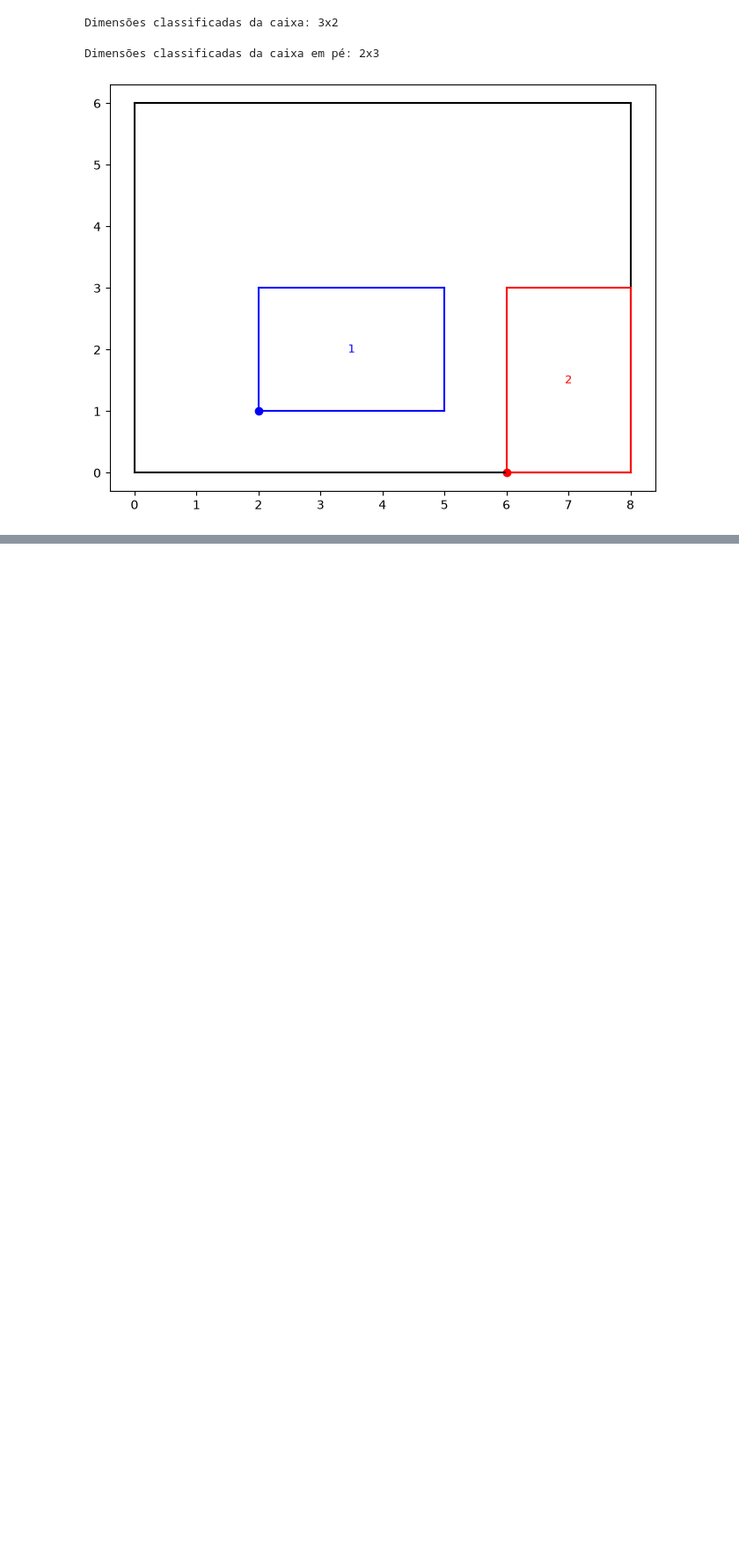
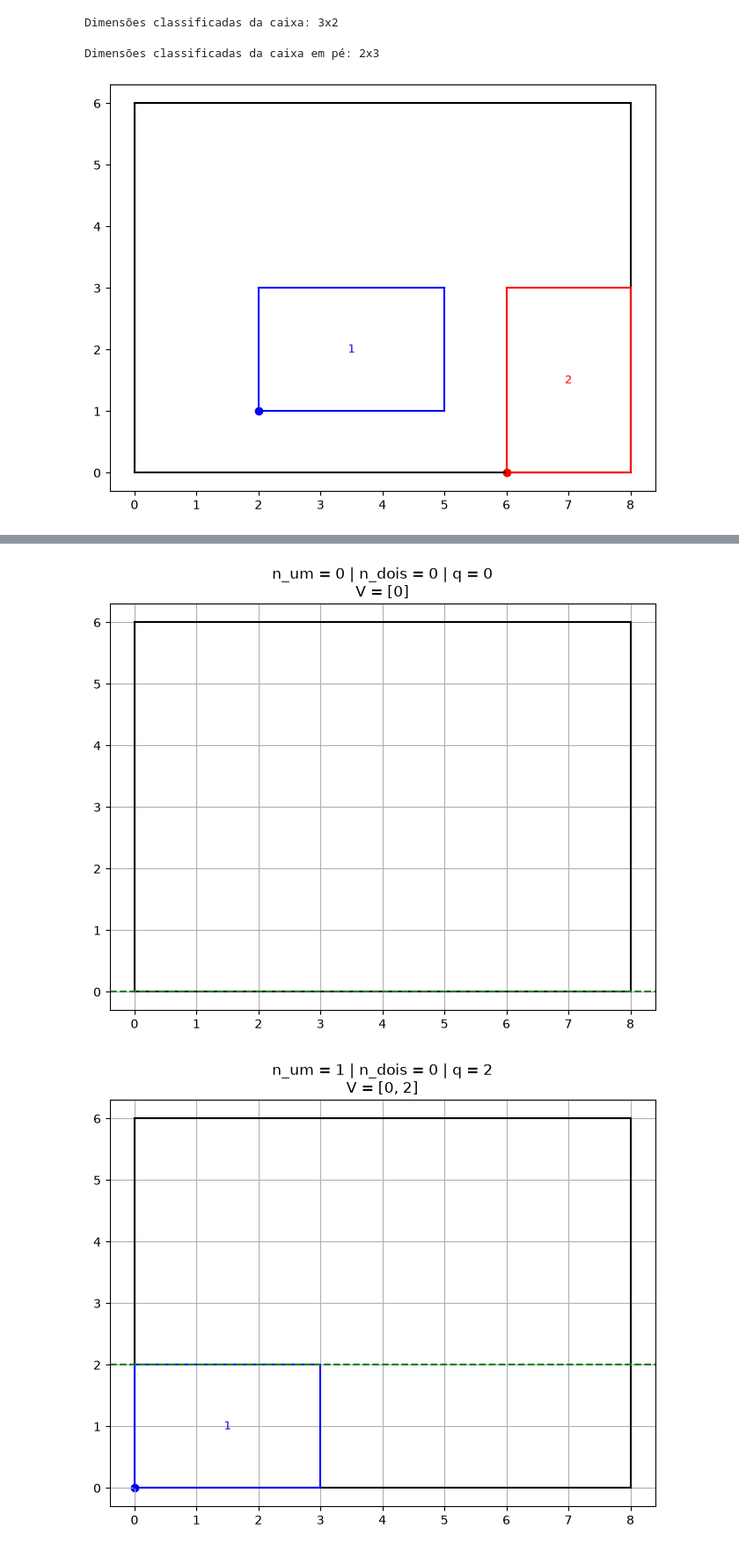
Before and after one commit to FeAlmassy/palete_caixa, a Jupyter notebook: palete_caixa_aula.ipynb, the cells around one changed output, grey strips where cells are left out. Shown at 88% size. Saved outputs shown, nothing was run; the diff lists cells and outputs as text; code cells hidden in the pictures; blank space fills up the shorter version.

```diff
--- a/palete_caixa_aula.ipynb
+++ b/palete_caixa_aula.ipynb
@@ -65,0 +111,28 @@ plotar_caixa(bottom_left=[6, 0], l=2, w=3, color="red", label="2")
+# %%
+V = []
+for n_dois, n_um in product(range(L), range(L)):
+    # print(n_um, n_dois)
+    q = f_dois(n_um, w_um, n_dois, w_dois)
+    # print(n_um, n_dois, q)
+    if q <= W - w_um:
+
+        if q not in V:
+            V.append(q)
+
+        plotar_palete(L, W)
+
+        for n in range(n_um):
+            plotar_caixa(bottom_left=[0, n * w_um], l=l_um, w=w_um,
+                         color="blue", label=n+1)
+
+        for n in range(n_dois):
+            plotar_caixa(bottom_left=[0, n_um * w_um + n * w_dois],
+                         l=l_dois, w=w_dois, color="red",
+                         label=n+1)
+
+        plt.axhline(y=q, color="green", linestyle="--")
+        plt.title(f"{n_um = } | {n_dois = } | {q = }\n{V = }")
+        plt.grid()
+# %% [output]
+[figure, added]
+[figure, added]
```
Also changed, not shown: parts of 5 cells of this notebook.
